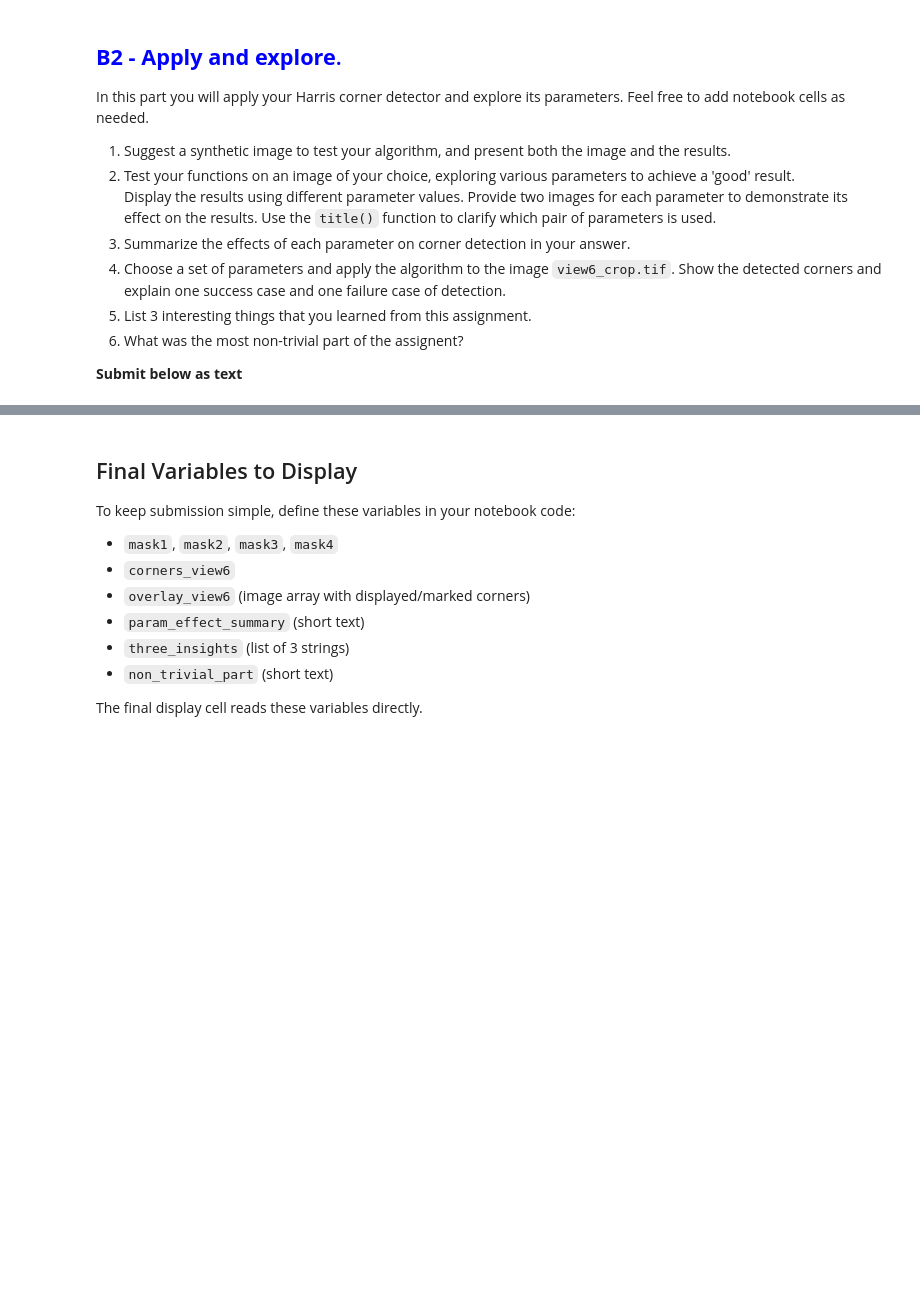
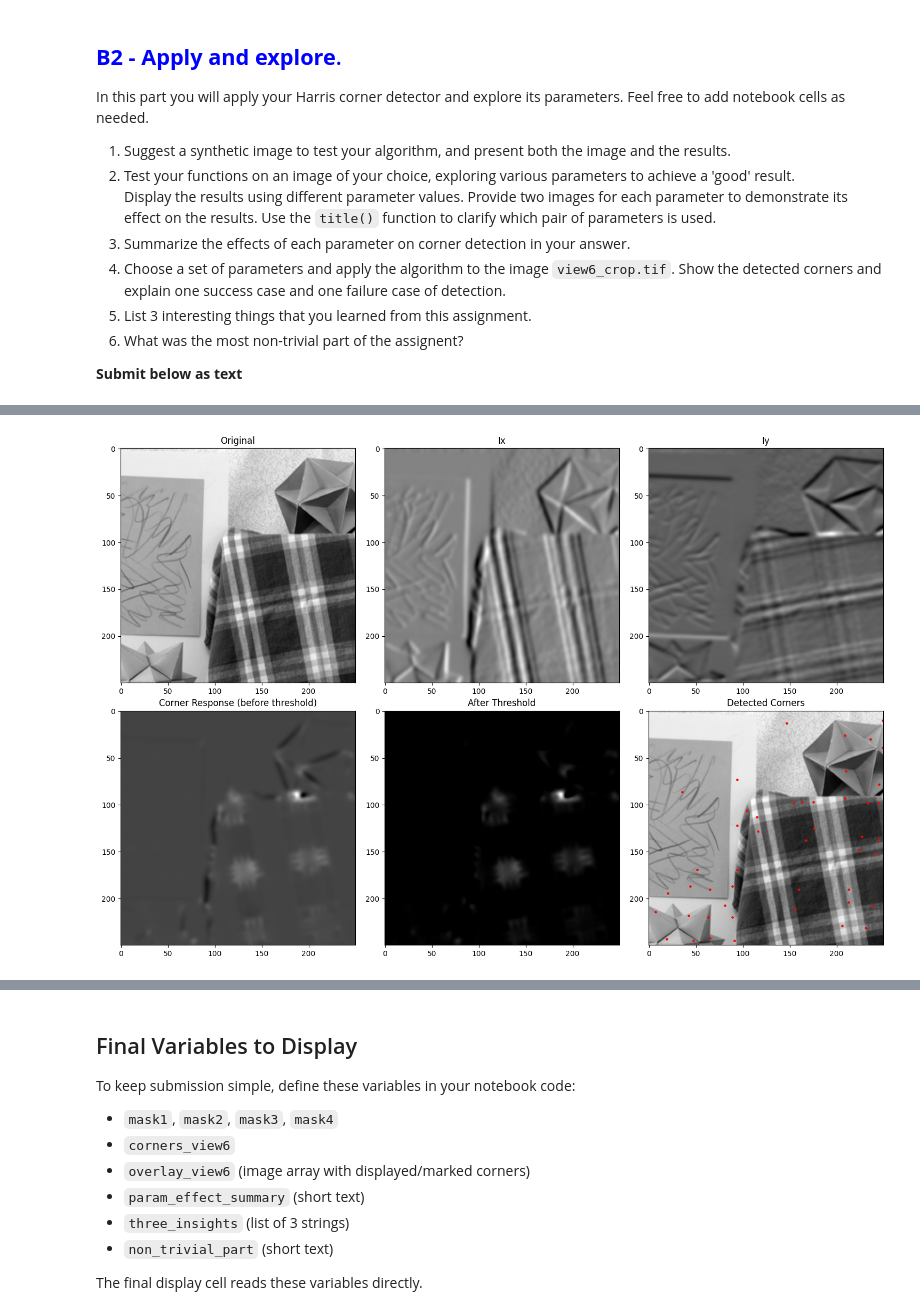
Before and after one commit to AdirGelkop/cv-harris-corner-detection, a Jupyter notebook: hw1_ID_ID.ipynb, the cells around one changed output, grey strips where cells are left out. Saved outputs shown, nothing was run; the diff lists cells and outputs as text; code cells hidden in the pictures; blank space fills up the shorter version.

```diff
--- a/hw1_ID_ID.ipynb
+++ b/hw1_ID_ID.ipynb
@@ -269,3 +372,11 @@ In this part you will apply your Harris corner detector and explore its paramete
+# %%
+# view6_crop
+im2 = cv2.imread('sample_data/view6_crop.tif', cv2.IMREAD_GRAYSCALE)
+#corners_view6, overlay_view6 = harris_corner(im2, s_smooth=1.0, s_neighb=2.0, th=0.01, density_size=10, display=1)
+#corners_view6, overlay_view6 = harris_corner(im2, s_smooth=2.0, s_neighb=3.0, th=50000, density_size=15, display=1)
+corners_view6, overlay_view6 = harris_corner(im2, s_smooth=2.0, s_neighb=3.0, th=5000, density_size=15, display=1)
+# %% [output]
+[figure, added]
 # %%
 # Uncomments the following (and change parameters) to test. Don't forget to try various inputs and edge cases.
 
```
Also changed, not shown: parts of 6 cells of this notebook.
